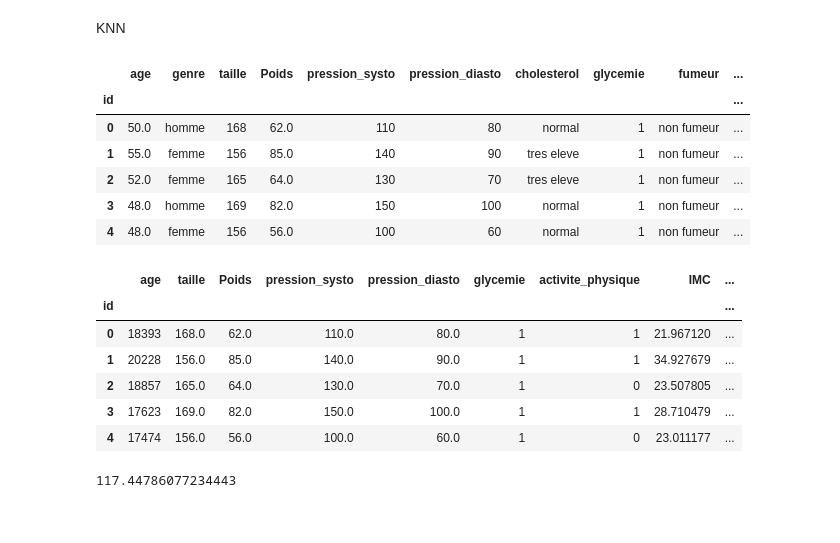
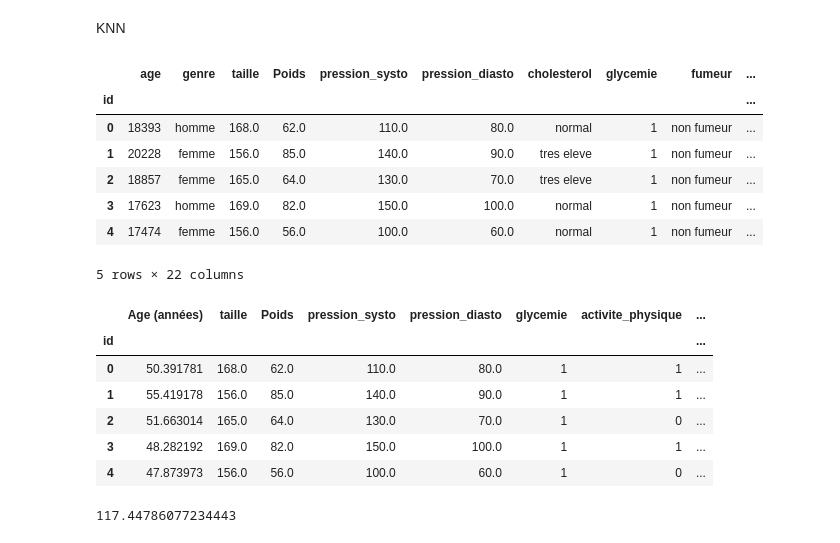
Before and after one commit to alaincrenner/heart_attack, a Jupyter notebook: MaladieCardiaque_SVM.ipynb, the cells around one changed output. Drawn from its saved outputs; the diff is of its cells as text; code cells hidden in the pictures.

```diff
--- a/MaladieCardiaque_SVM.ipynb
+++ b/MaladieCardiaque_SVM.ipynb
@@ -286,10 +287,6 @@ plt.show()
 # %%
 import matplotlib.pyplot as plt
 import seaborn as sns
-
-# Création des données (pour l'exemple)
-maladie = {'malade': ['Arrêt cardiaque', 'Normal', 'Arrêt cardiaque', 'Arrêt cardiaque', 'Normal', 'Normal']}
-maladie = pd.DataFrame(maladie)
 
 # Création de la figure et des sous-graphiques
 plt.figure(figsize=(12, 8))
@@ -310,7 +307,5 @@ ax1.pie(maladie['malade'].value_counts(), labels=["Arrêt cardiaque", "Normal"],
 
 # Réglage de l'apparence du deuxième graphique
 ax1.axis('equal')  # Pour que le diagramme circulaire soit parfaitement circulaire
-ax1.set_title('Répartition')  # Titre du diagramme circulaire
-
 plt.show()
 # %% [output]
@@ -380,22 +376,23 @@ maladie.head()
 # %% [output]
 |  | age | genre | taille | Poids | pression_systo | pression_diasto | cholesterol | glycemie | fumeur | ... |
 | id |  |  |  |  |  |  |  |  |  | ... |
-| 0 | 50.0 | homme | 168 | 62.0 | 110 | 80 | normal | 1 | non fumeur | ... |
-| 1 | 55.0 | femme | 156 | 85.0 | 140 | 90 | tres eleve | 1 | non fumeur | ... |
-| 2 | 52.0 | femme | 165 | 64.0 | 130 | 70 | tres eleve | 1 | non fumeur | ... |
-| 3 | 48.0 | homme | 169 | 82.0 | 150 | 100 | normal | 1 | non fumeur | ... |
-| 4 | 48.0 | femme | 156 | 56.0 | 100 | 60 | normal | 1 | non fumeur | ... |
+| 0 | 18393 | homme | 168.0 | 62.0 | 110.0 | 80.0 | normal | 1 | non fumeur | ... |
+| 1 | 20228 | femme | 156.0 | 85.0 | 140.0 | 90.0 | tres eleve | 1 | non fumeur | ... |
+| 2 | 18857 | femme | 165.0 | 64.0 | 130.0 | 70.0 | tres eleve | 1 | non fumeur | ... |
+| 3 | 17623 | homme | 169.0 | 82.0 | 150.0 | 100.0 | normal | 1 | non fumeur | ... |
+| 4 | 17474 | femme | 156.0 | 56.0 | 100.0 | 60.0 | normal | 1 | non fumeur | ... |
+5 rows × 22 columns
 # %%
-data_col = maladie[['age','taille','Poids','pression_systo','pression_diasto','glycemie','activite_physique','IMC','fumeur_binaire','conso_alco_binaire','malade_binaire','genre_binaire']]
+data_col = maladie[['Age (années)','taille','Poids','pression_systo','pression_diasto','glycemie','activite_physique','fumeur_binaire','conso_alco_binaire','malade_binaire','genre_binaire']]
 data_col.head()
 # %% [output]
-|  | age | taille | Poids | pression_systo | pression_diasto | glycemie | activite_physique | IMC | ... |
-| id |  |  |  |  |  |  |  |  | ... |
-| 0 | 18393 | 168.0 | 62.0 | 110.0 | 80.0 | 1 | 1 | 21.967120 | ... |
-| 1 | 20228 | 156.0 | 85.0 | 140.0 | 90.0 | 1 | 1 | 34.927679 | ... |
-| 2 | 18857 | 165.0 | 64.0 | 130.0 | 70.0 | 1 | 0 | 23.507805 | ... |
-| 3 | 17623 | 169.0 | 82.0 | 150.0 | 100.0 | 1 | 1 | 28.710479 | ... |
-| 4 | 17474 | 156.0 | 56.0 | 100.0 | 60.0 | 1 | 0 | 23.011177 | ... |
+|  | Age (années) | taille | Poids | pression_systo | pression_diasto | glycemie | activite_physique | ... |
+| id |  |  |  |  |  |  |  | ... |
+| 0 | 50.391781 | 168.0 | 62.0 | 110.0 | 80.0 | 1 | 1 | ... |
+| 1 | 55.419178 | 156.0 | 85.0 | 140.0 | 90.0 | 1 | 1 | ... |
+| 2 | 51.663014 | 165.0 | 64.0 | 130.0 | 70.0 | 1 | 0 | ... |
+| 3 | 48.282192 | 169.0 | 82.0 | 150.0 | 100.0 | 1 | 1 | ... |
+| 4 | 47.873973 | 156.0 | 56.0 | 100.0 | 60.0 | 1 | 0 | ... |
 # %%
 x = data_col.iloc[:, :-2]
 y = data_col.iloc[:, -1]
```
Also changed, not shown: parts of 14 cells of this notebook.
